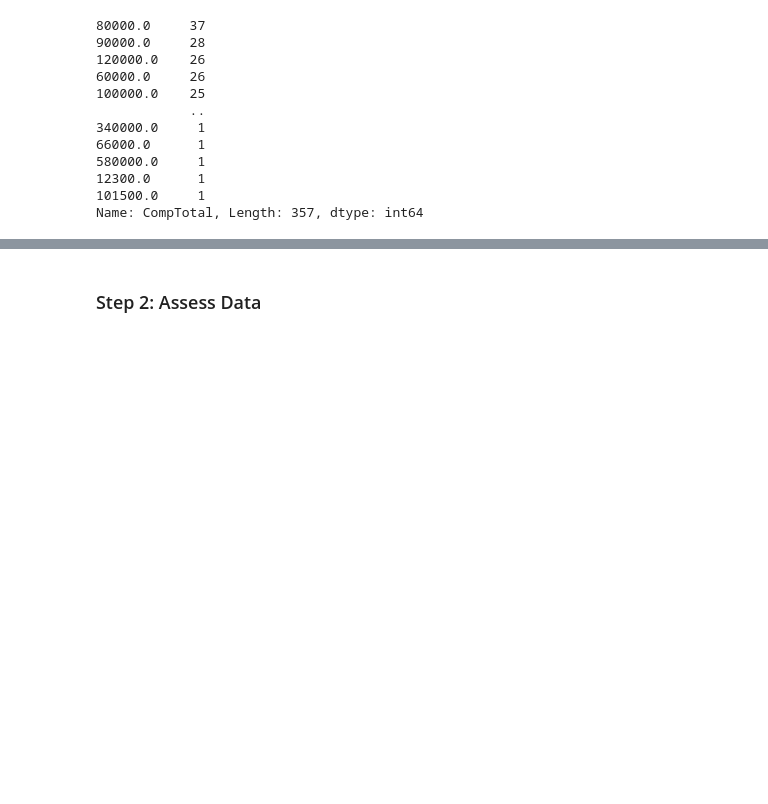
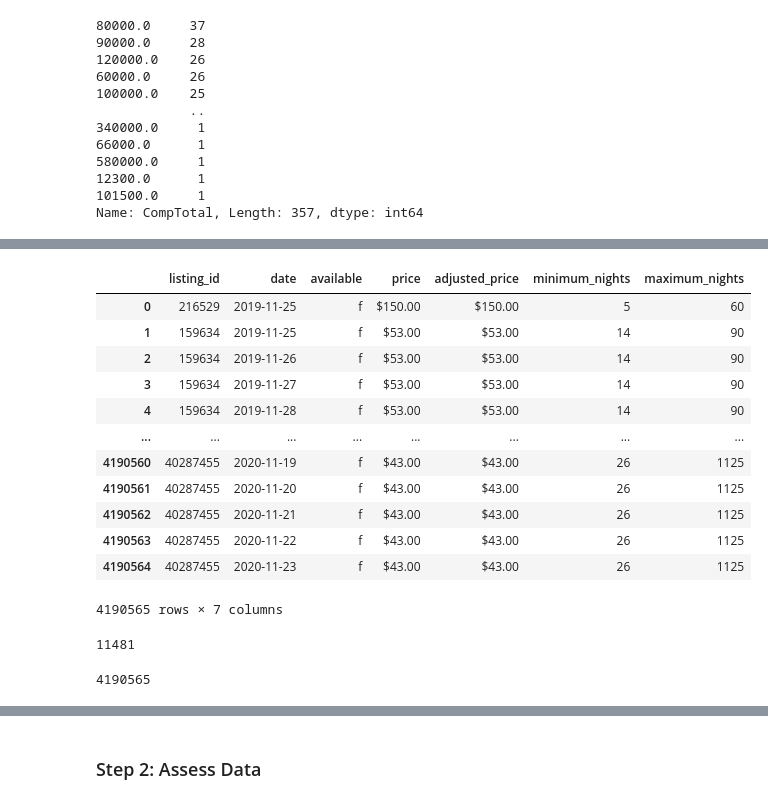
Before and after one commit to lezneklihp/dsend_project_1, a Jupyter notebook: dsend_project_1.ipynb, the cells around one changed output, grey strips where cells are left out. Cells and saved outputs as stored; diff of their text form; code cells hidden in the pictures; blank space fills up the shorter version.

```diff
--- a/dsend_project_1.ipynb
+++ b/dsend_project_1.ipynb
@@ -277,0 +304,3 @@ Name: CompTotal, Length: 357, dtype: int64
+# %%
+df_calendar = pd.read_csv('calendar.csv.gz', compression='gzip')
+df_calendar.info()
@@ -277,0 +320,26 @@ Name: CompTotal, Length: 357, dtype: int64
+# %%
+df_calendar
+# %% [output]
+|  | listing_id | date | available | price | adjusted_price | minimum_nights | maximum_nights |
+| 0 | 216529 | 2019-11-25 | f | $150.00 | $150.00 | 5 | 60 |
+| 1 | 159634 | 2019-11-25 | f | $53.00 | $53.00 | 14 | 90 |
+| 2 | 159634 | 2019-11-26 | f | $53.00 | $53.00 | 14 | 90 |
+| 3 | 159634 | 2019-11-27 | f | $53.00 | $53.00 | 14 | 90 |
+| 4 | 159634 | 2019-11-28 | f | $53.00 | $53.00 | 14 | 90 |
+| ... | ... | ... | ... | ... | ... | ... | ... |
+| 4190560 | 40287455 | 2020-11-19 | f | $43.00 | $43.00 | 26 | 1125 |
+| 4190561 | 40287455 | 2020-11-20 | f | $43.00 | $43.00 | 26 | 1125 |
+| 4190562 | 40287455 | 2020-11-21 | f | $43.00 | $43.00 | 26 | 1125 |
+| 4190563 | 40287455 | 2020-11-22 | f | $43.00 | $43.00 | 26 | 1125 |
+| 4190564 | 40287455 | 2020-11-23 | f | $43.00 | $43.00 | 26 | 1125 |
+4190565 rows × 7 columns
+# %%
+len(df_calendar.listing_id.unique())
+
+# validated: df_calendar has time series data on the listings from df_listings
+# %% [output]
+11481
+# %%
+11481 * 365
+# %% [output]
+4190565
```
Also changed, not shown: parts of 19 cells of this notebook, 1 other file.
